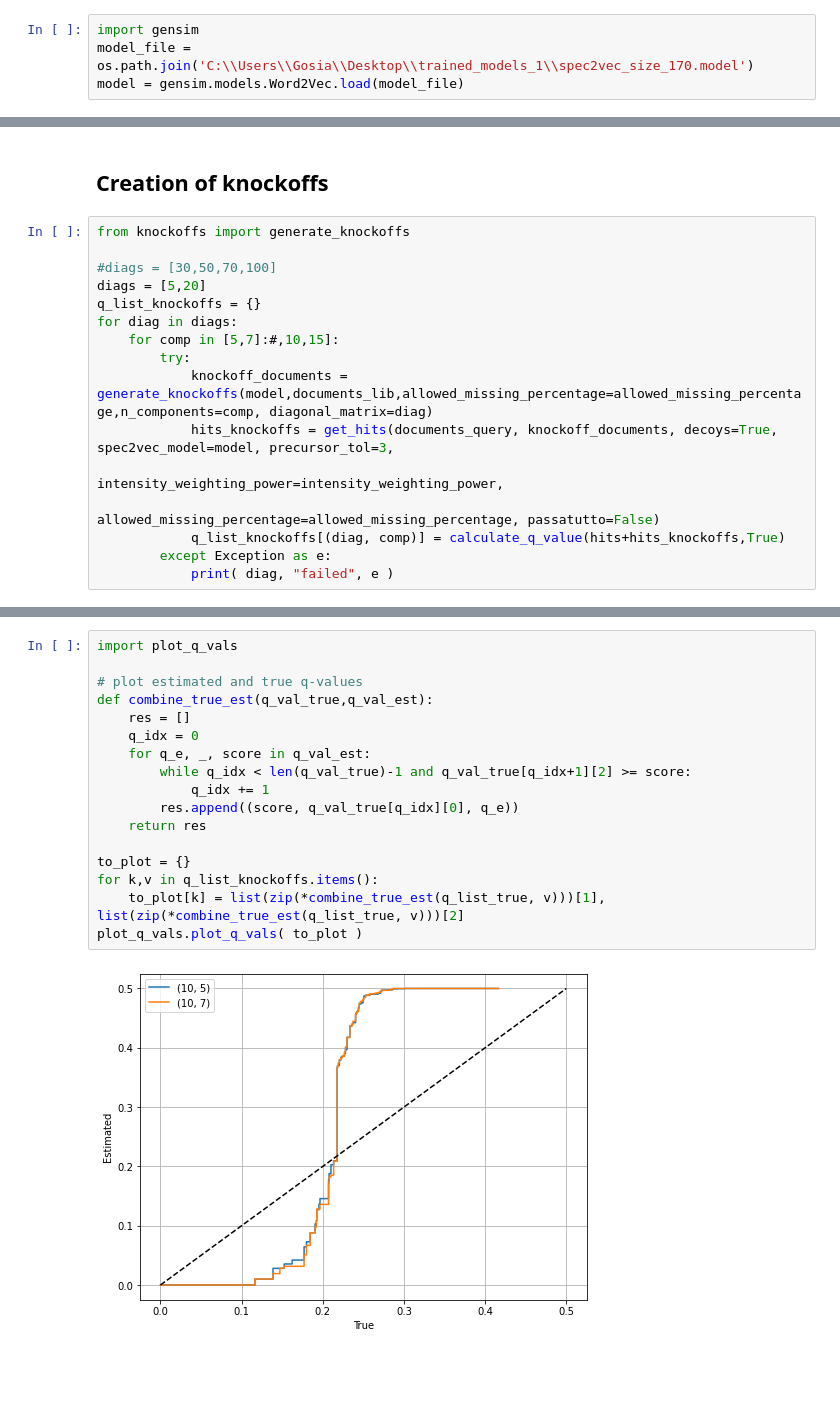
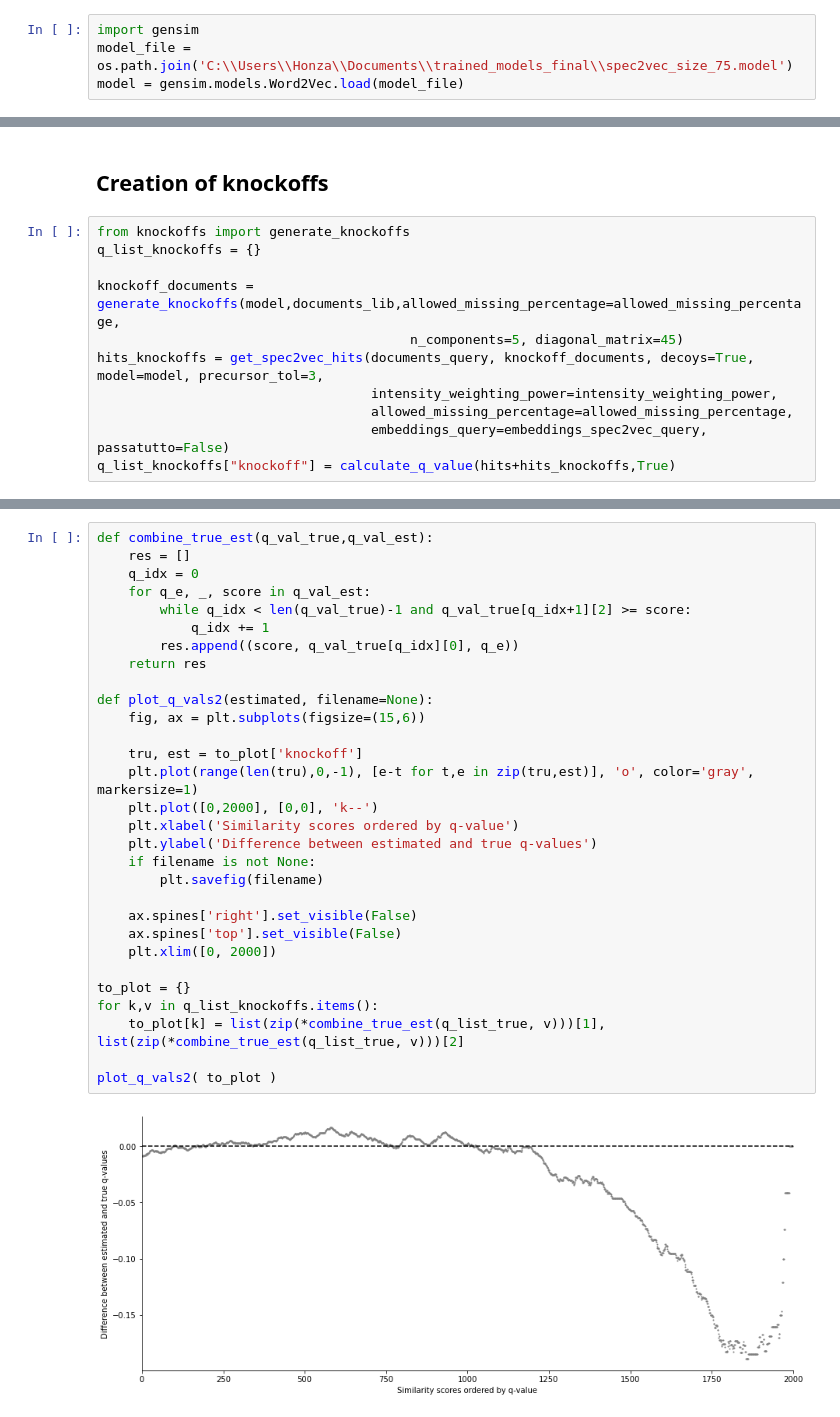
Before and after one commit to nitrozyna/FDR-Metabolomics, a Jupyter notebook: notebooks/knockoffs_lcms.ipynb, the cells around one changed output, grey strips where cells are left out. Saved outputs shown, nothing was run; the diff lists cells and outputs as text; blank space fills up the shorter version.

```diff
--- a/notebooks/knockoffs_lcms.ipynb
+++ b/notebooks/knockoffs_lcms.ipynb
@@ -77,5 +83,5 @@ documents_lib = [SpectrumDocument(s, n_decimals=2) for s in spectrums_lib]
 Load pretrained model
 # %%
 import gensim
-model_file = os.path.join('C:\\Users\\Gosia\\Desktop\\trained_models_1\\spec2vec_size_170.model')
+model_file = os.path.join('C:\\Users\\Honza\\Documents\\trained_models_final\\spec2vec_size_75.model')
 model = gensim.models.Word2Vec.load(model_file)
@@ -96,17 +124,12 @@ q_list_true = calculate_q_value(hits)
 ## Creation of knockoffs
 # %%
 from knockoffs import generate_knockoffs
+q_list_knockoffs = {}
 
-#diags = [30,50,70,100]
-diags = [5,20]
-q_list_knockoffs = {}
-for diag in diags:
-    for comp in [5,7]:#,10,15]:
-        try:
-            knockoff_documents = generate_knockoffs(model,documents_lib,allowed_missing_percentage=allowed_missing_percentage,n_components=comp, diagonal_matrix=diag)
-            hits_knockoffs = get_hits(documents_query, knockoff_documents, decoys=True, spec2vec_model=model, precursor_tol=3,
-                                                                    intensity_weighting_power=intensity_weighting_power,
-                                                                    allowed_missing_percentage=allowed_missing_percentage, passatutto=False)
-            q_list_knockoffs[(diag, comp)] = calculate_q_value(hits+hits_knockoffs,True)
-        except Exception as e:
-            print( diag, "failed", e )
+knockoff_documents = generate_knockoffs(model,documents_lib,allowed_missing_percentage=allowed_missing_percentage,
+                                        n_components=5, diagonal_matrix=45)
+hits_knockoffs = get_spec2vec_hits(documents_query, knockoff_documents, decoys=True, model=model, precursor_tol=3,
+                                   intensity_weighting_power=intensity_weighting_power,
+                                   allowed_missing_percentage=allowed_missing_percentage,
+                                   embeddings_query=embeddings_spec2vec_query, passatutto=False)
+q_list_knockoffs["knockoff"] = calculate_q_value(hits+hits_knockoffs,True)
@@ -118,19 +172,32 @@ Embedding vector size: 170
 # %%
-import plot_q_vals
-
-# plot estimated and true q-values
 def combine_true_est(q_val_true,q_val_est):
     res = []
     q_idx = 0
     for q_e, _, score in q_val_est:
         while q_idx < len(q_val_true)-1 and q_val_true[q_idx+1][2] >= score:
             q_idx += 1
         res.append((score, q_val_true[q_idx][0], q_e))
     return res
 
+def plot_q_vals2(estimated, filename=None):
+    fig, ax = plt.subplots(figsize=(15,6))
+
+    tru, est = to_plot['knockoff']
+    plt.plot(range(len(tru),0,-1), [e-t for t,e in zip(tru,est)], 'o', color='gray', markersize=1)
+    plt.plot([0,2000], [0,0], 'k--')
+    plt.xlabel('Similarity scores ordered by q-value')
+    plt.ylabel('Difference between estimated and true q-values')
+    if filename is not None:
+        plt.savefig(filename)
+
+    ax.spines['right'].set_visible(False)
+    ax.spines['top'].set_visible(False)
+    plt.xlim([0, 2000])
+
 to_plot = {}
 for k,v in q_list_knockoffs.items():
     to_plot[k] = list(zip(*combine_true_est(q_list_true, v)))[1], list(zip(*combine_true_est(q_list_true, v)))[2]
-plot_q_vals.plot_q_vals( to_plot )
+
+plot_q_vals2( to_plot )
 # %% [output]
-[figure, old version]
+[figure, new version]
```
Also changed, not shown: parts of 20 cells of this notebook.
